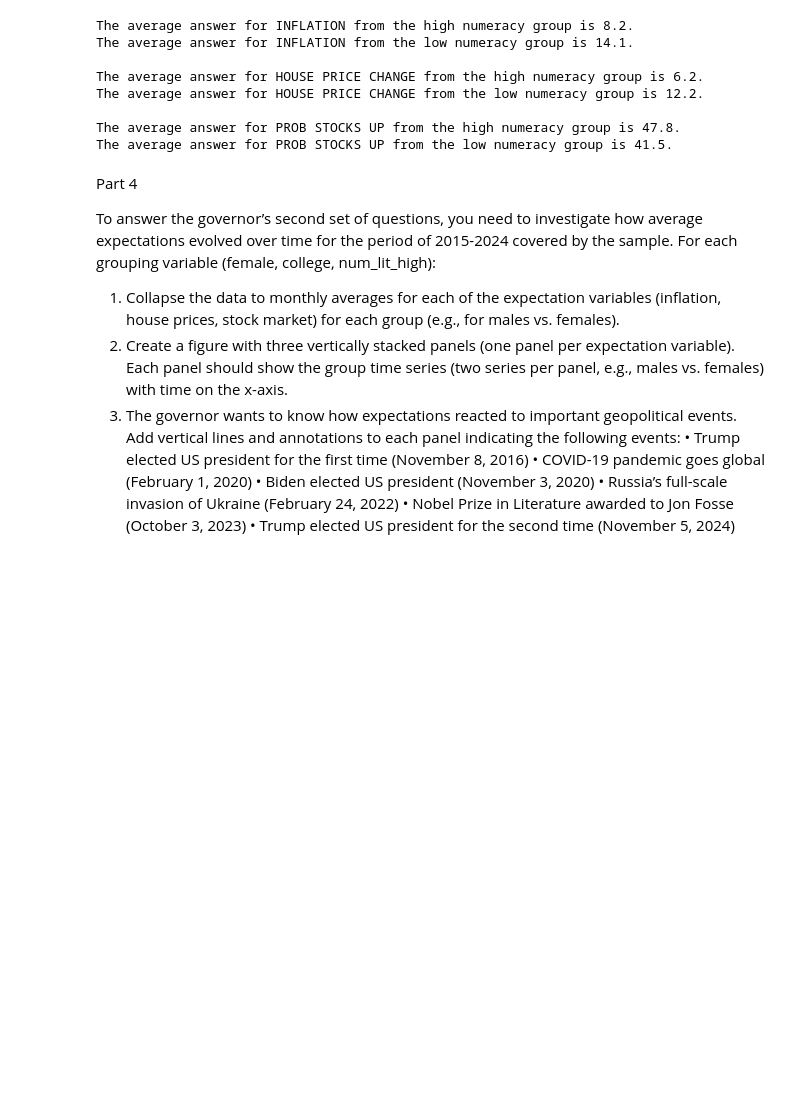
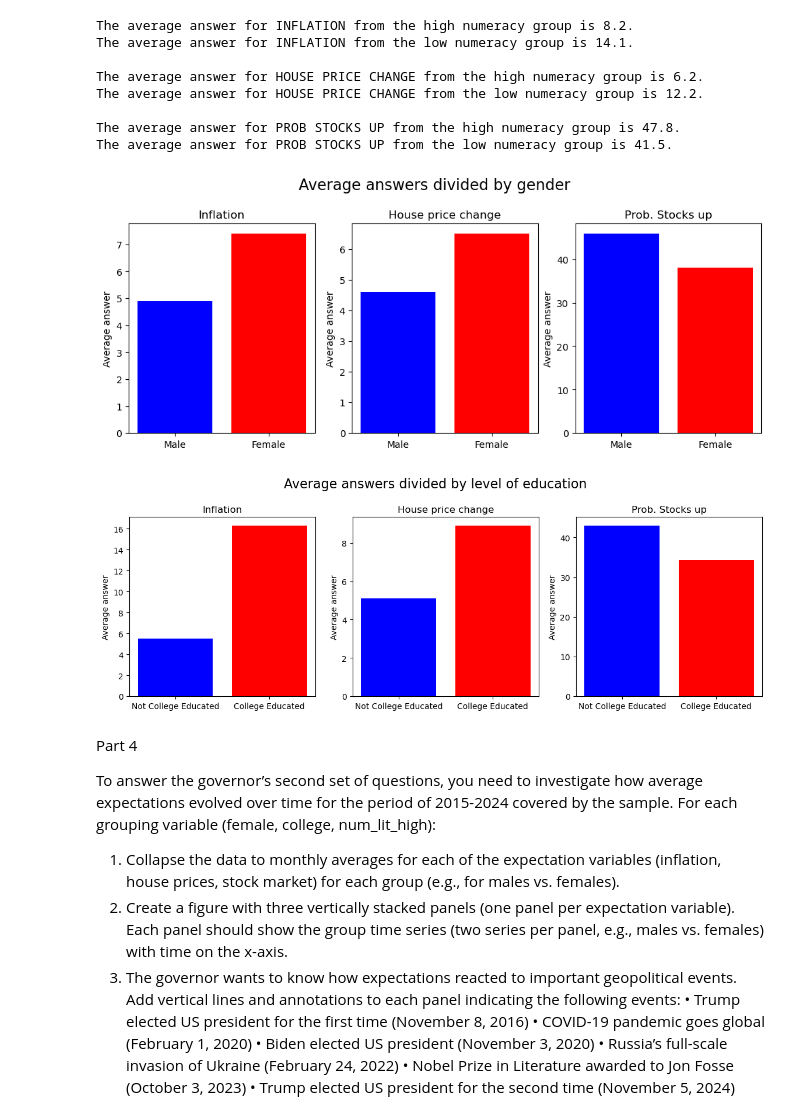
Before and after one commit to Sophiabevers/TECH2-Group-term-paper, a Jupyter notebook: termpaper.ipynb, the cells around one changed output. Saved outputs shown, nothing was run; the diff lists cells and outputs as text; code cells hidden in the pictures; blank space fills up the shorter version.

```diff
--- a/termpaper.ipynb
+++ b/termpaper.ipynb
@@ -175,6 +222,81 @@ The average answer for HOUSE PRICE CHANGE from the low numeracy group is 12.2.
 
 The average answer for PROB STOCKS UP from the high numeracy group is 47.8.
 The average answer for PROB STOCKS UP from the low numeracy group is 41.5.
+# %%
+def df_numeracy_values(variable):
+    variable_neat = variable.replace('_', ' ').upper()
+    df_num ={}
+    variable_averageh = round(df_high[variable].mean(), 1)
+    variable_averagel = round(df_low[variable].mean(),1)
+    df_num['high numeracy'] = variable_averageh
+    df_num['low numeracy'] = variable_averagel
+    for key, value in df_num.items():
+        print(f'The average answer for {variable_neat} from the {key} group is {value}.')
+fig, axes = plt.subplots(1, 3,  figsize=(14, 4))
+fig.suptitle('Average answers divided by level of education', fontsize = 16, y = 1.05)
+#loop to create three figures for each variable
+b = 0
+for a in range(len(variables)):
+    avg = df_college_dictionary(variable=variables[a])
+    axes[b].bar(education, avg, color = ['blue', 'red'])
+    axes[b].set_title(figures[b])
+    axes[b].set_ylabel('Average answer')
+    b+=1
+# %%
+#Creating bar graphs
+
+#Gender
+#create function to return average for each variable
+def df_gender_dictionary(variable):
+    variable_neat = variable.replace('_', ' ').upper()
+    variable_average = round(df_gender[variable].mean(),1)
+    variable_average = variable_average.rename({0.0: 'Male', 1.0: 'Female'})
+    variabledc = variable_average.to_dict()
+    return variabledc.values()
+
+#create two lists for the titles and axes
+genders = ["Male", 'Female']
+figures = ['Inflation', 'House price change', 'Prob. Stocks up']
+#plot figure
+fig, axes = plt.subplots(1, 3,  figsize=(12, 4))
+fig.suptitle('Average answers divided by gender', fontsize = 16, y = 1.05)
+#loop to create three figures for each variable
+c = 0
+for i in range(len(variables)):
+    avg = df_gender_dictionary(variable=variables[i])
+    axes[c].bar(genders, avg, color = ['blue', 'red'])
+    axes[c].set_title(figures[c])
+    axes[c].set_ylabel('Average answer')
+
+    c +=1
+
+
+#College education
+#create a function to return average values
+def df_college_dictionary(variable):
+    variable_neat = variable.replace('_', ' ').upper()
+    df_educ ={}
+    variable_averagec = round(df_college[variable].mean(), 1)
+    variable_averagenc = round(df_non_college[variable].mean(),1)
+    df_educ['college educated'] = variable_averagec
+    df_educ['non college educated'] = variable_averagenc
+    return df_educ.values()
+# create list for each level of education
+education = ['Not College Educated', 'College Educated']
+#plot figure
+fig, axes = plt.subplots(1, 3,  figsize=(14, 4))
+fig.suptitle('Average answers divided by level of education', fontsize = 16, y = 1.05)
+#loop to create three figures for each variable
+b = 0
+for a in range(len(variables)):
+    avg = df_college_dictionary(variable=variables[a])
+    axes[b].bar(education, avg, color = ['blue', 'red'])
+    axes[b].set_title(figures[b])
+    axes[b].set_ylabel('Average answer')
+    b+=1
+# %% [output]
+[figure, added]
+[figure, added]
 # %% [markdown]
 Part 4
 
```
Also changed, not shown: parts of 6 cells of this notebook.
